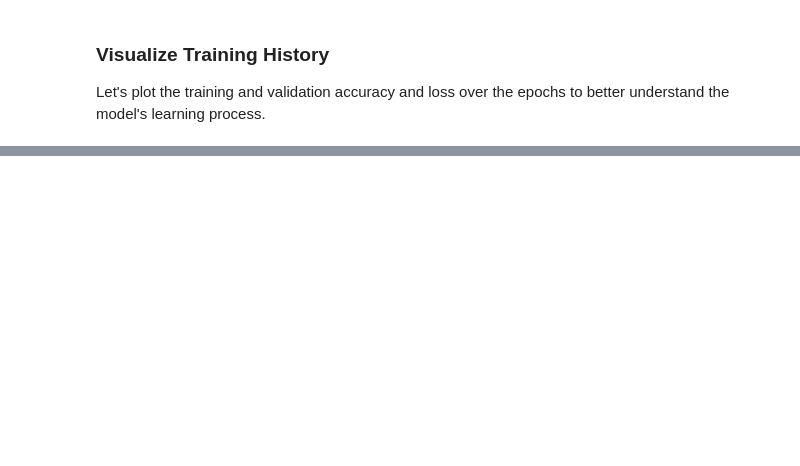
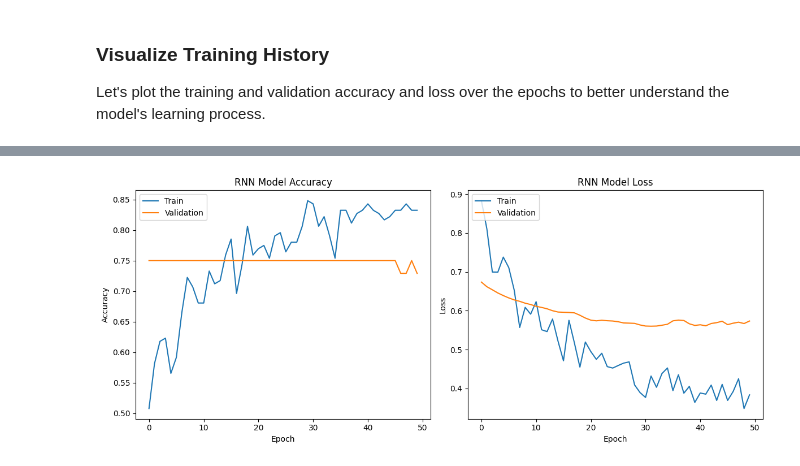
Before and after one commit to Rahman-Saif/Heart-Failure-Prediction-with-Deep-Learning, a Jupyter notebook: Heart_Failure_Prediction_with_ANN (1).ipynb, the cells around one changed output, grey strips where cells are left out. Saved outputs shown, nothing was run; the diff lists cells and outputs as text; code cells hidden in the pictures; blank space fills up the shorter version.

```diff
--- a/Heart_Failure_Prediction_with_ANN (1).ipynb
+++ b/Heart_Failure_Prediction_with_ANN (1).ipynb
@@ -296,0 +421,25 @@ plt.show()
+# %%
+plt.figure(figsize=(12, 5))
+
+# Plot training & validation accuracy values
+plt.subplot(1, 2, 1) # 1 row, 2 columns, 1st plot
+plt.plot(rnn_history.history['accuracy'])
+plt.plot(rnn_history.history['val_accuracy'])
+plt.title('RNN Model Accuracy')
+plt.ylabel('Accuracy')
+plt.xlabel('Epoch')
+plt.legend(['Train', 'Validation'], loc='upper left')
+
+# Plot training & validation loss values
+plt.subplot(1, 2, 2) # 1 row, 2 columns, 2nd plot
+plt.plot(rnn_history.history['loss'])
+plt.plot(rnn_history.history['val_loss'])
+plt.title('RNN Model Loss')
+plt.ylabel('Loss')
+plt.xlabel('Epoch')
+plt.legend(['Train', 'Validation'], loc='upper left')
+
+plt.tight_layout()
+plt.show()
+# %% [output]
+[figure, added]
```
Also changed, not shown: parts of 7 cells of this notebook.
